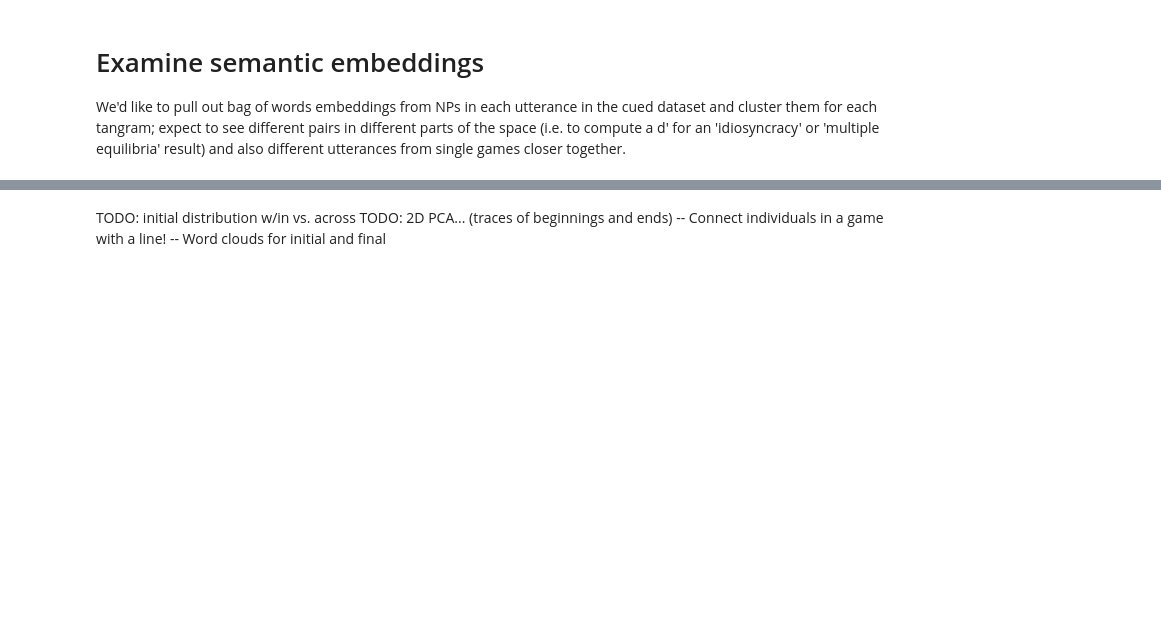
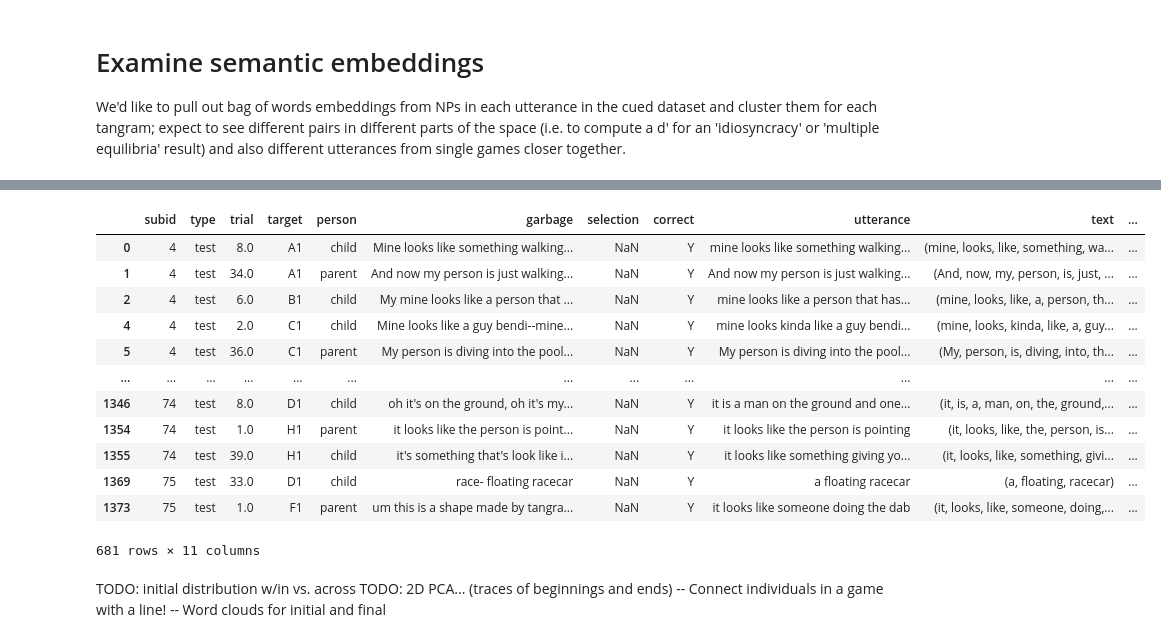
Before and after one commit to ashleychuikay/tangramgame, a Jupyter notebook: analysis/content_analyses.ipynb, the cells around one changed output, grey strips where cells are left out. Cells and saved outputs as stored; diff of their text form; code cells hidden in the pictures; blank space fills up the shorter version.

```diff
--- a/analysis/content_analyses.ipynb
+++ b/analysis/content_analyses.ipynb
@@ -157,0 +129,5 @@ np.save('outputs/feats_tangrams_embeddings_rawavg.npy', raw_avg_feats)#, delimit
+# %%
+d_raw = (pd.read_csv('../data/deidentified/tangram_recording.csv')
+         .rename(columns={'utterance' : 'garbage', 'record' : 'utterance'})
+         .query('utterance != "x"'))
+d_raw = d_raw[pd.notnull(d_raw.utterance)]
@@ -157,0 +148,20 @@ np.save('outputs/feats_tangrams_embeddings_rawavg.npy', raw_avg_feats)#, delimit
+# %%
+d_raw['text'] = [nlp(text) for text in d_raw['utterance']]
+d_raw['contentful'] = [[t.lemma_ for t in text]
+                       for text in d_raw['text']]
+# %%
+d_raw
+# %% [output]
+|  | subid | type | trial | target | person | garbage | selection | correct | utterance | text | ... |
+| 0 | 4 | test | 8.0 | A1 | child | Mine looks like something walking... | NaN | Y | mine looks like something walking... | (mine, looks, like, something, wa... | ... |
+| 1 | 4 | test | 34.0 | A1 | parent | And now my person is just walking... | NaN | Y | And now my person is just walking... | (And, now, my, person, is, just, ... | ... |
+| 2 | 4 | test | 6.0 | B1 | child | My mine looks like a person that ... | NaN | Y | mine looks like a person that has... | (mine, looks, like, a, person, th... | ... |
+| 4 | 4 | test | 2.0 | C1 | child | Mine looks like a guy bendi--mine... | NaN | Y | mine looks kinda like a guy bendi... | (mine, looks, kinda, like, a, guy... | ... |
+| 5 | 4 | test | 36.0 | C1 | parent | My person is diving into the pool... | NaN | Y | My person is diving into the pool... | (My, person, is, diving, into, th... | ... |
+| ... | ... | ... | ... | ... | ... | ... | ... | ... | ... | ... | ... |
+| 1346 | 74 | test | 8.0 | D1 | child | oh it's on the ground, oh it's my... | NaN | Y | it is a man on the ground and one... | (it, is, a, man, on, the, ground,... | ... |
+| 1354 | 74 | test | 1.0 | H1 | parent | it looks like the person is point... | NaN | Y | it looks like the person is pointing | (it, looks, like, the, person, is... | ... |
+| 1355 | 74 | test | 39.0 | H1 | child | it's something that's look like i... | NaN | Y | it looks like something giving yo... | (it, looks, like, something, givi... | ... |
+| 1369 | 75 | test | 33.0 | D1 | child | race- floating racecar | NaN | Y | a floating racecar | (a, floating, racecar) | ... |
+| 1373 | 75 | test | 1.0 | F1 | parent | um this is a shape made by tangra... | NaN | Y | it looks like someone doing the dab | (it, looks, like, someone, doing,... | ... |
+681 rows × 11 columns
```
Also changed, not shown: parts of 25 cells of this notebook, 3 other files.
